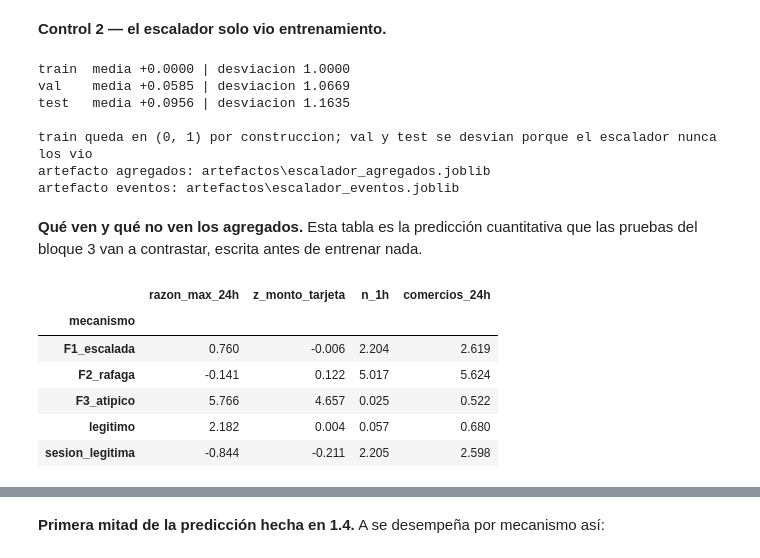
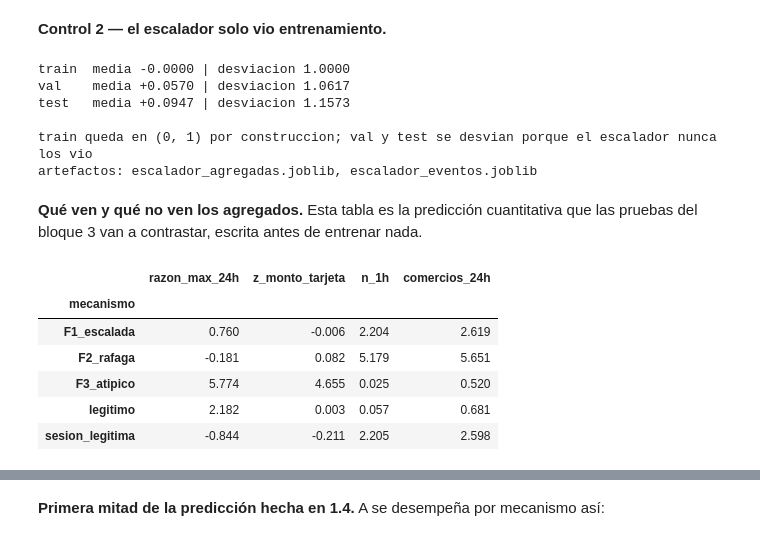
Before and after one commit to CindyGualim/DeepLearning_p1, a Jupyter notebook: proyecto1_Gualim_Ocaña.ipynb, the cells around one changed output, grey strips where cells are left out. Cells and saved outputs as stored; diff of their text form; code cells hidden in the pictures.

```diff
--- a/proyecto1_Gualim_Ocaña.ipynb
+++ b/proyecto1_Gualim_Ocaña.ipynb
@@ -34,27 +33,22 @@ cualquier dato; el notebook no las redefine.
 # %%
-import sys, warnings
+import copy, hashlib, os, platform, random, time, warnings
+from collections import deque
+from dataclasses import dataclass
 from pathlib import Path
 
 import numpy as np
 import pandas as pd
 import matplotlib.pyplot as plt
+import torch
+from torch import nn
+import joblib
+from sklearn.ensemble import HistGradientBoostingClassifier
+from sklearn.linear_model import LogisticRegression
+from sklearn.preprocessing import StandardScaler
+from sklearn.metrics import average_precision_score, precision_recall_curve
 
-sys.path.insert(0, str(Path.cwd()))
 warnings.filterwarnings("ignore", category=FutureWarning)
-
-from src import config
-from src.utils import fijar_semillas, hash_df, dispositivo, asegurar_directorios, resumen_entorno
-
-asegurar_directorios()
-SEMILLA = fijar_semillas()
-DISPOSITIVO = dispositivo()
-
-pd.set_option("display.width", 120)
+pd.set_option("display.width", 140)
 pd.set_option("display.max_columns", 40)
 plt.rcParams.update({"figure.dpi": 110, "figure.figsize": (7, 4), "axes.grid": True,
                      "grid.alpha": 0.3, "font.size": 9})
-
-print(f"semilla global   : {SEMILLA}")
-print(f"dispositivo      : {DISPOSITIVO}")
-print(f"metrica principal: {config.METRICA_PRINCIPAL}  (la exactitud NO se reporta como principal)")
-print(f"costos           : FN = Q{config.COSTO_FN:,}  |  FP = Q{config.COSTO_FP:,}")
@@ -394,11 +768,0 @@ la ventana es historia estricta.
-# %%
-from src.caracteristicas import (agregados, matriz, ajustar_escaladores, guardar_escaladores,
-                                 verificar_causalidad, COLUMNAS, COLUMNAS_NUM, VENTANAS)
-
-ag = agregados(tx)
-X = matriz(ag, datos.fila_tx)
-
-idx = {p: datos.sel(p) for p in ("train", "val", "test")}
-print(f"matriz de agregadas: {X.shape}  ({len(COLUMNAS_NUM)} numericas + {len(COLUMNAS) - len(COLUMNAS_NUM)} categoricas)")
-print(f"ventanas: {VENTANAS}")
-print({p: len(i) for p, i in idx.items()})
@@ -415,42 +896,44 @@ print(" [ok]", verificar_causalidad(tx, ag))
 # %% [markdown]
 **Control 2 — el escalador solo vio entrenamiento.**
 # %%
-esc_agregados, esc_eventos = ajustar_escaladores(X, datos.num, datos.fila_tx[idx["train"]], idx["train"])
+# Las estadisticas salen exclusivamente de las transacciones objetivo de train.
+esc_agregadas = StandardScaler().fit(X[idx["train"]])
+esc_eventos = StandardScaler().fit(datos.num[datos.fila_tx[idx["train"]]])
 
-n_num = len(COLUMNAS_NUM)
-for p, i in idx.items():
-    z = esc_agregados.transform(X[i])[:, :n_num]
+n_num = len(COLUMNAS_AG_NUM)
+for p in PARTICIONES:
+    z = esc_agregadas.transform(X[idx[p]])[:, :n_num]
     print(f"{p:6s} media {z.mean():+.4f} | desviacion {z.std():.4f}")
 
-assert abs(esc_agregados.transform(X[idx["train"]])[:, :n_num].mean()) < 1e-6
-print("\ntrain queda en (0, 1) por construccion; val y test se desvian porque el escalador nunca los vio")
+assert abs(esc_agregadas.transform(X[idx["train"]])[:, :n_num].mean()) < 1e-6
+print()
+print("train queda en (0, 1) por construccion; val y test se desvian porque el escalador nunca los vio")
 
-rutas = guardar_escaladores(esc_agregados, esc_eventos)
-for nombre, r in rutas.items():
-    print(f"artefacto {nombre}: {r.relative_to(config.RAIZ)}")
+joblib.dump(esc_agregadas, DIR_ARTEFACTOS / "escalador_agregadas.joblib")
+joblib.dump(esc_eventos, DIR_ARTEFACTOS / "escalador_eventos.joblib")
+print("artefactos: escalador_agregadas.joblib, escalador_eventos.joblib")
 # %% [output]
-train  media +0.0000 | desviacion 1.0000
-val    media +0.0585 | desviacion 1.0669
-test   media +0.0956 | desviacion 1.1635
+train  media -0.0000 | desviacion 1.0000
+val    media +0.0570 | desviacion 1.0617
+test   media +0.0947 | desviacion 1.1573
 
 train queda en (0, 1) por construccion; val y test se desvian porque el escalador nunca los vio
-artefacto agregados: artefactos\escalador_agregados.joblib
-artefacto eventos: artefactos\escalador_eventos.joblib
+artefactos: escalador_agregadas.joblib, escalador_eventos.joblib
 # %% [markdown]
 **Qué ven y qué no ven los agregados.** Esta tabla es la predicción cuantitativa que las pruebas
 del bloque 3 van a contrastar, escrita antes de entrenar nada.
 # %%
-vista = ["razon_max_24h", "z_monto_tarjeta", "n_1h", "comercios_24h"]
-perfil = pd.DataFrame({c: X[idx["train"]][:, COLUMNAS.index(c)] for c in vista})
+_vista = ["razon_max_24h", "z_monto_tarjeta", "n_1h", "comercios_24h"]
+perfil = pd.DataFrame({c: X[idx["train"]][:, COLUMNAS_AG.index(c)] for c in _vista})
 perfil["mecanismo"] = datos.mecanismo[idx["train"]]
 perfil.groupby("mecanismo", observed=True).mean().round(3)
 # %% [output]
 |  | razon_max_24h | z_monto_tarjeta | n_1h | comercios_24h |
 | mecanismo |  |  |  |  |
 | F1_escalada | 0.760 | -0.006 | 2.204 | 2.619 |
-| F2_rafaga | -0.141 | 0.122 | 5.017 | 5.624 |
-| F3_atipico | 5.766 | 4.657 | 0.025 | 0.522 |
-| legitimo | 2.182 | 0.004 | 0.057 | 0.680 |
+| F2_rafaga | -0.181 | 0.082 | 5.179 | 5.651 |
+| F3_atipico | 5.774 | 4.655 | 0.025 | 0.520 |
+| legitimo | 2.182 | 0.003 | 0.057 | 0.681 |
 | sesion_legitima | -0.844 | -0.211 | 2.205 | 2.598 |
 # %% [markdown]
 Léase por filas:
```
Also changed, not shown: parts of 73 cells of this notebook, 13 other files.
